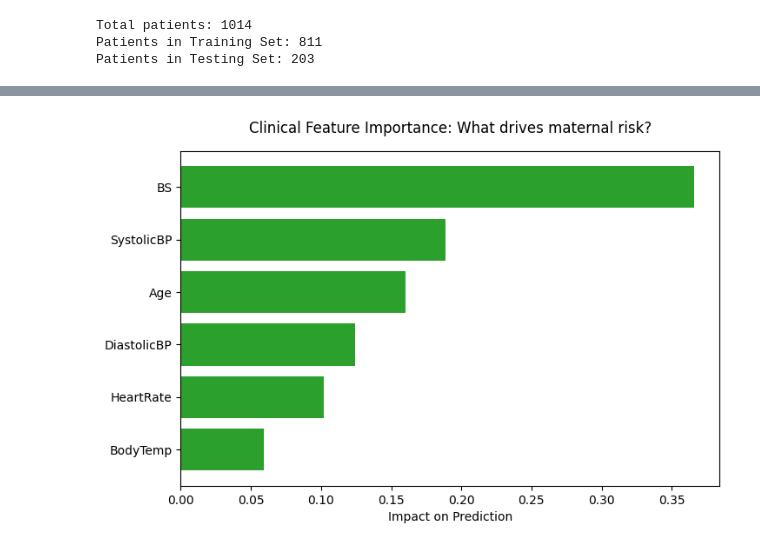
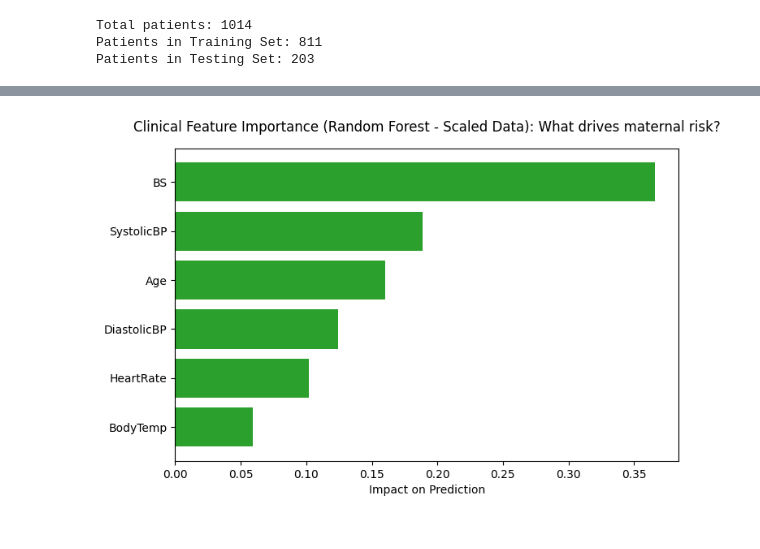
Before and after one commit to mahmooda23/Early-Risk-Stratification-of-Maternal-Complications-during-Pregnancy-, a Jupyter notebook: predict_risk_during_pregnancy.ipynb, the cells around one changed output, grey strips where cells are left out. Saved outputs shown, nothing was run; the diff lists cells and outputs as text; code cells hidden in the pictures.

```diff
--- a/predict_risk_during_pregnancy.ipynb
+++ b/predict_risk_during_pregnancy.ipynb
@@ -268,15 +308,13 @@ Support Vector Machine         60.59             61.47
 # %%
 # 1. Set the 'Model' column as the index so it becomes the X-axis labels
 
-plot_df = comparison_df.set_index('Model')
+plot_df_scaled = comparison_df_scaled.set_index('Model')
 
 # 2. Create the grouped bar chart
-# The pandas .plot() function automatically handles grouping the two columns
-
-ax = plot_df.plot(kind='bar', figsize=(10, 6), width=0.7, color=['#4C72B0', '#DD8452'])
+ax_scaled = plot_df_scaled.plot(kind='bar', figsize=(10, 6), width=0.7, color=['#4C72B0', '#DD8452'])
 
 # 3. Add titles and labels
-plt.title('Model Performance Comparison: Accuracy vs. Macro Recall', fontsize=14, pad=15)
+plt.title('Model Performance Comparison (Scaled Data): Accuracy vs. Macro Recall', fontsize=14, pad=15)
 plt.ylabel('Score (%)', fontsize=12)
 plt.xlabel('Machine Learning Models', fontsize=12)
 
@@ -287,8 +325,8 @@ plt.legend(title='Metrics', fontsize=11)
 plt.grid(axis='y', linestyle='--', alpha=0.7)
 
 # 5. Add the exact numbers on top of the bars for clarity
-for container in ax.containers:
-    ax.bar_label(container, fmt='%.1f', padding=3, fontsize=10)
+for container in ax_scaled.containers:
+    ax_scaled.bar_label(container, fmt='%.1f', padding=3, fontsize=10)
 
 # 6. Adjust layout so the labels don't get cut off, then display
 plt.tight_layout()
@@ -335,17 +372,20 @@ weighted avg       0.86      0.86      0.86       203
 # %%
-# 4. Plot Clinical Feature Importance
+# 4. Plot Clinical Feature Importance for the best model with scaled data
 
-# This explains exactly which clinical metrics drove the predictions
-feature_importances = best_model.feature_importances_
-features = X.columns
+# Only tree-based models have feature_importances_. SVC does not.
+if hasattr(best_model_scaled, 'feature_importances_'):
+    feature_importances_scaled = best_model_scaled.feature_importances_
+    features = X.columns
 
-importance_df = pd.DataFrame({'Feature': features, 'Importance': feature_importances})
-importance_df = importance_df.sort_values(by='Importance', ascending=True)
+    importance_df_scaled = pd.DataFrame({'Feature': features, 'Importance': feature_importances_scaled})
+    importance_df_scaled = importance_df_scaled.sort_values(by='Importance', ascending=True)
 
-plt.figure(figsize=(8, 5))
-plt.barh(importance_df['Feature'], importance_df['Importance'], color='#2ca02c')
-plt.title('Clinical Feature Importance: What drives maternal risk?', pad=15)
-plt.xlabel('Impact on Prediction')
-plt.show()
+    plt.figure(figsize=(8, 5))
+    plt.barh(importance_df_scaled['Feature'], importance_df_scaled['Importance'], color='#2ca02c')
+    plt.title(f'Clinical Feature Importance ({best_model_name_scaled} - Scaled Data): What drives maternal risk?', pad=15)
+    plt.xlabel('Impact on Prediction')
+    plt.show()
+else:
+    print(f"Feature importance is not available for {best_model_name_scaled}.")
 # %% [output]
-[figure, old version]
+[figure, new version]
```
Also changed, not shown: parts of 6 cells of this notebook.
